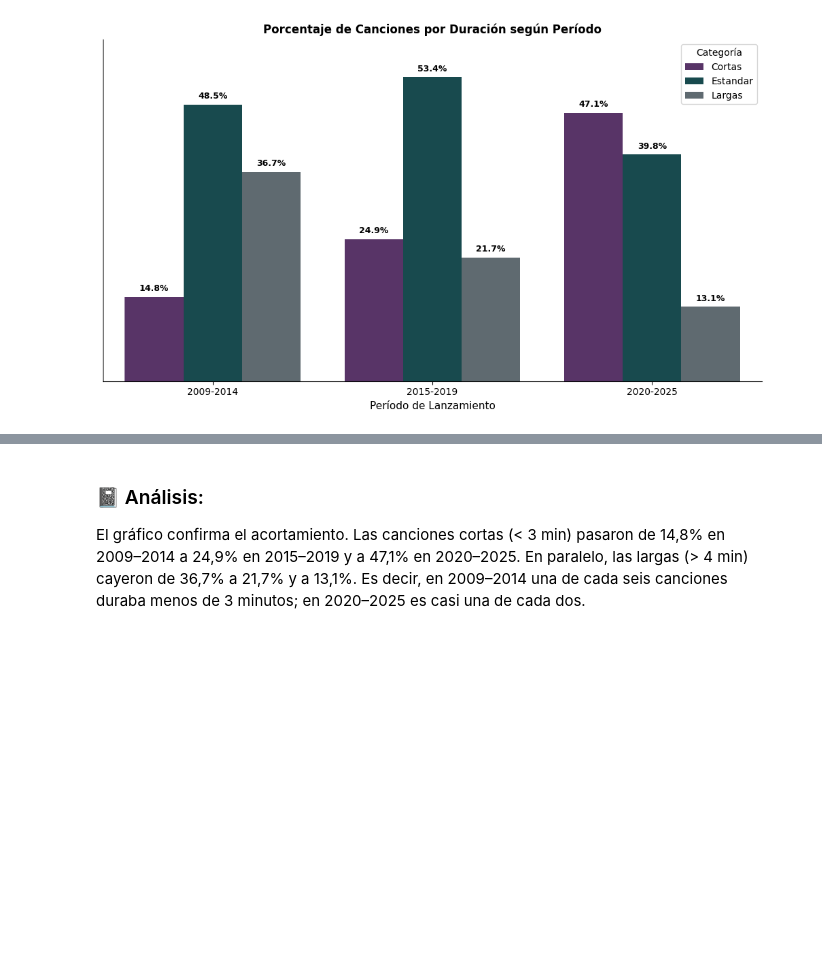
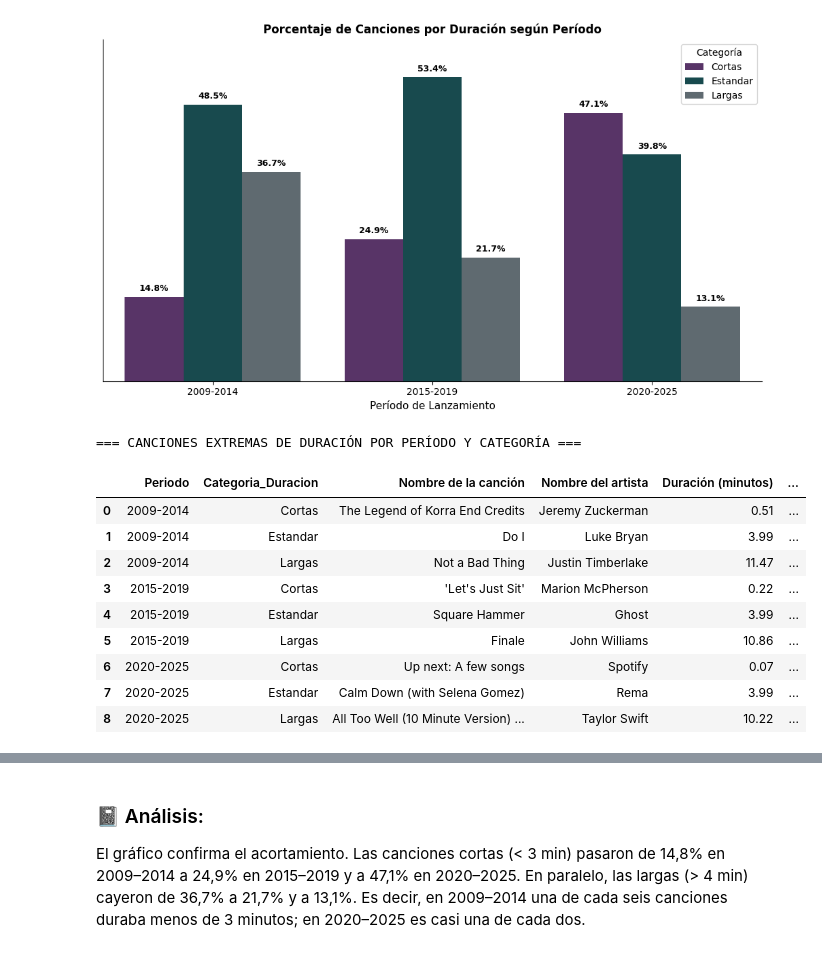
Before and after one commit to OjedaRocio/TP-Grupal-Laboratorio-2C-2026, a Jupyter notebook: TP_Grupal.ipynb, the cells around one changed output, grey strips where cells are left out. Cells and saved outputs as stored; diff of their text form; code cells hidden in the pictures; blank space fills up the shorter version.

```diff
--- a/TP_Grupal.ipynb
+++ b/TP_Grupal.ipynb
@@ -869,3 +897,65 @@ plt.savefig(
 plt.show()
 # %% [output]
 [figure]
+# %%
+
+# 1. Definir los 3 períodos temporales
+def asignar_periodo(year):
+    if 2009 <= year <= 2014:
+        return '2009-2014'
+    elif 2015 <= year <= 2019:
+        return '2015-2019'
+    elif 2020 <= year <= 2025:
+        return '2020-2025'
+    return None
+
+df['Periodo'] = df['year_temp'].apply(asignar_periodo)
+df_validos = df.dropna(subset=['Periodo', 'Categoria_Duracion', 'Duración (minutos)'])
+
+# 2. Extraer los extremos de duración por período y categoría:
+# - En 'Cortas': la más corta de todas (duración mínima)
+# - En 'Largas': la más larga de todas (duración máxima)
+# - En 'Estándar': la más larga (o podés cambiar por mediana)
+lista_lideres = []
+
+for periodo in ['2009-2014', '2015-2019', '2020-2025']:
+    sub_df = df_validos[df_validos['Periodo'] == periodo]
+
+    # Canción MÁS CORTA dentro de la categoría Cortas
+    mas_corta = sub_df[sub_df['Categoria_Duracion'] == 'Cortas'].sort_values(by='Duración (minutos)', ascending=True).head(1)
+
+    # Canción MÁS LARGA dentro de la categoría Largas
+    mas_larga = sub_df[sub_df['Categoria_Duracion'] == 'Largas'].sort_values(by='Duración (minutos)', ascending=False).head(1)
+
+    # Canción MÁS LARGA (o extrema) dentro de la categoría Estándar
+    mas_estandar = sub_df[sub_df['Categoria_Duracion'] == 'Estandar'].sort_values(by='Duración (minutos)', ascending=False).head(1)
+
+    lista_lideres.extend([mas_corta, mas_estandar, mas_larga])
+
+# 3. Unir todos los resultados en un DataFrame final
+lideres_duracion = pd.concat(lista_lideres, ignore_index=True)
+
+# 4. Seleccionar columnas a mostrar
+cols_mostrar = [
+    'Periodo',
+    'Categoria_Duracion',
+    'Nombre de la canción',
+    'Nombre del artista',
+    'Duración (minutos)',
+    'Popularidad de la canción'
+]
+
+print("=== CANCIONES EXTREMAS DE DURACIÓN POR PERÍODO Y CATEGORÍA ===")
+display(lideres_duracion[cols_mostrar])
+# %% [output]
+=== CANCIONES EXTREMAS DE DURACIÓN POR PERÍODO Y CATEGORÍA ===
+|  | Periodo | Categoria_Duracion | Nombre de la canción | Nombre del artista | Duración (minutos) | ... |
+| 0 | 2009-2014 | Cortas | The Legend of Korra End Credits | Jeremy Zuckerman | 0.51 | ... |
+| 1 | 2009-2014 | Estandar | Do I | Luke Bryan | 3.99 | ... |
+| 2 | 2009-2014 | Largas | Not a Bad Thing | Justin Timberlake | 11.47 | ... |
+| 3 | 2015-2019 | Cortas | 'Let's Just Sit' | Marion McPherson | 0.22 | ... |
+| 4 | 2015-2019 | Estandar | Square Hammer | Ghost | 3.99 | ... |
+| 5 | 2015-2019 | Largas | Finale | John Williams | 10.86 | ... |
+| 6 | 2020-2025 | Cortas | Up next: A few songs | Spotify | 0.07 | ... |
+| 7 | 2020-2025 | Estandar | Calm Down (with Selena Gomez) | Rema | 3.99 | ... |
+| 8 | 2020-2025 | Largas | All Too Well (10 Minute Version) ... | Taylor Swift | 10.22 | ... |
```
Also changed, not shown: parts of 19 cells of this notebook.
